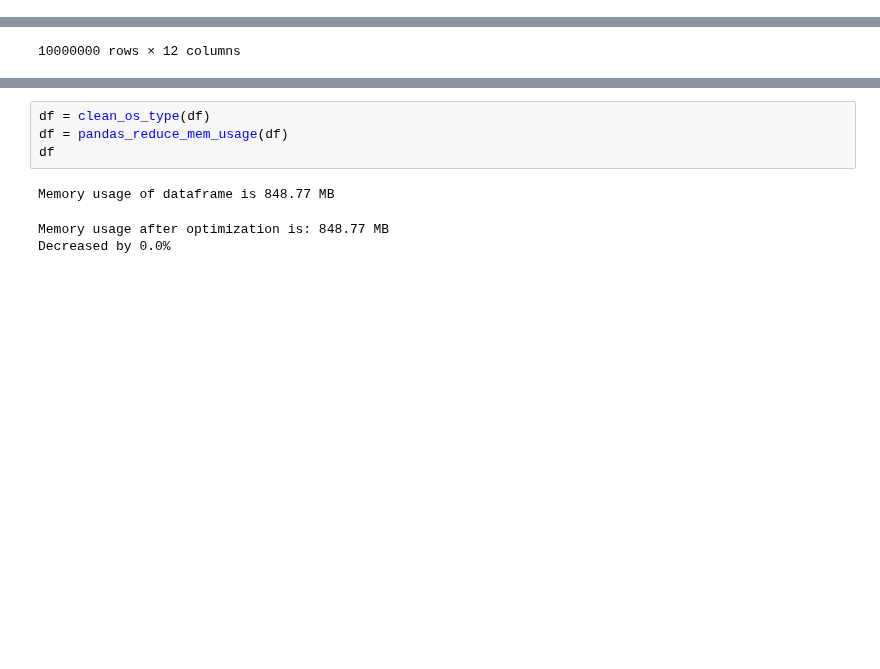
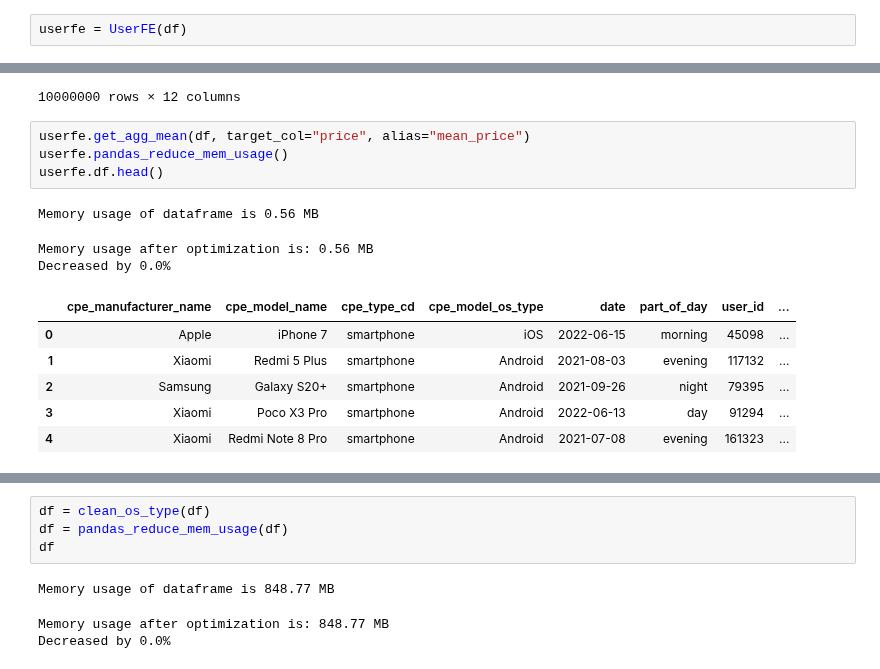
Before and after one commit to shockless/mts-ml-cup, a Jupyter notebook: sandbox/catboost_baseline.ipynb, the cells around one changed output, grey strips where cells are left out. Saved outputs shown, nothing was run; the diff lists cells and outputs as text; blank space fills up the shorter version.

Commit message:
add user_fe

```diff
--- a/sandbox/catboost_baseline.ipynb
+++ b/sandbox/catboost_baseline.ipynb
@@ -66,3 +68,5 @@ Decreased by 0.0%
 | 9999998 | Ростовская область | Таганрог | Xiaomi | Redmi Note 8T | yandex.ru | smartphone | ... |
 | 9999999 | Ростовская область | Таганрог | Xiaomi | Redmi Note 8T | ad.mail.ru | smartphone | ... |
 10000000 rows × 12 columns
+# %%
+userfe = UserFE(df)
@@ -93,3 +101,17 @@ Decreased by 0.0%
 | 9999998 | Ростовская область | Таганрог | Xiaomi | Redmi Note 8T | yandex.ru | smartphone | ... |
 | 9999999 | Ростовская область | Таганрог | Xiaomi | Redmi Note 8T | ad.mail.ru | smartphone | ... |
 10000000 rows × 12 columns
+# %%
+userfe.get_agg_mean(df, target_col="price", alias="mean_price")
+userfe.pandas_reduce_mem_usage()
+userfe.df.head()
+# %% [output]
+Memory usage of dataframe is 0.56 MB
+Memory usage after optimization is: 0.56 MB
+Decreased by 0.0%
+|  | cpe_manufacturer_name | cpe_model_name | cpe_type_cd | cpe_model_os_type | date | part_of_day | user_id | ... |
+| 0 | Apple | iPhone 7 | smartphone | iOS | 2022-06-15 | morning | 45098 | ... |
+| 1 | Xiaomi | Redmi 5 Plus | smartphone | Android | 2021-08-03 | evening | 117132 | ... |
+| 2 | Samsung | Galaxy S20+ | smartphone | Android | 2021-09-26 | night | 79395 | ... |
+| 3 | Xiaomi | Poco X3 Pro | smartphone | Android | 2022-06-13 | day | 91294 | ... |
+| 4 | Xiaomi | Redmi Note 8 Pro | smartphone | Android | 2021-07-08 | evening | 161323 | ... |
```
Also changed, not shown: parts of 5 cells of this notebook, 1 other file.
